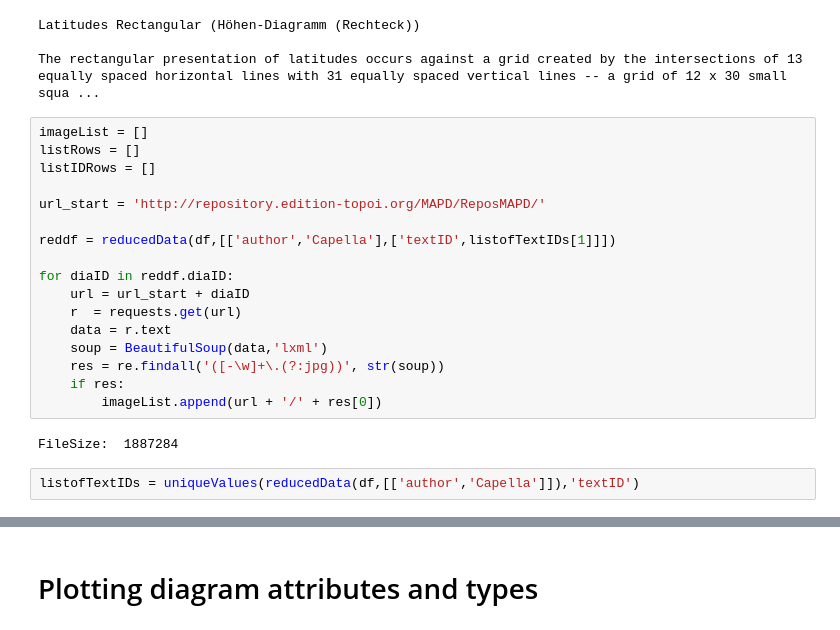
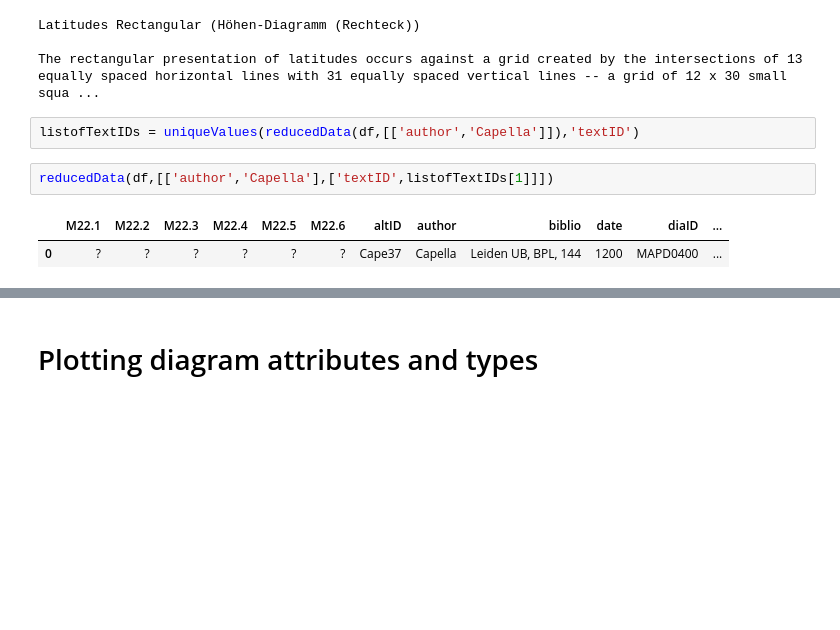
Before and after one commit to computational-humanities/topoi, a Jupyter notebook: projects/medievaldiagrams/testing/Capella_manuscript_analysis.ipynb, the cells around one changed output, grey strips where cells are left out. Saved outputs shown, nothing was run; the diff lists cells and outputs as text; blank space fills up the shorter version.

```diff
--- a/projects/medievaldiagrams/testing/Capella_manuscript_analysis.ipynb
+++ b/projects/medievaldiagrams/testing/Capella_manuscript_analysis.ipynb
@@ -139,25 +133,11 @@ diaTypeDescr(df,1)
 Latitudes Rectangular (Höhen-Diagramm (Rechteck))
 
 The rectangular presentation of latitudes occurs against a grid created by the intersections of 13 equally spaced horizontal lines with 31 equally spaced vertical lines -- a grid of 12 x 30 small squa ...
-# %%
-imageList = []
-listRows = []
-listIDRows = []
-
-url_start = 'http://repository.edition-topoi.org/MAPD/ReposMAPD/'
-
-reddf = reducedData(df,[['author','Capella'],['textID',listofTextIDs[1]]])
-
-for diaID in reddf.diaID:
-    url = url_start + diaID
-    r  = requests.get(url)
-    data = r.text
-    soup = BeautifulSoup(data,'lxml')
-    res = re.findall('([-\w]+\.(?:jpg))', str(soup))
-    if res:
-        imageList.append(url + '/' + res[0])
-# %% [output]
-FileSize:  1887284
 # %%
 listofTextIDs = uniqueValues(reducedData(df,[['author','Capella']]),'textID')
+# %%
+reducedData(df,[['author','Capella'],['textID',listofTextIDs[1]]])
+# %% [output]
+|  | M22.1 | M22.2 | M22.3 | M22.4 | M22.5 | M22.6 | altID | author | biblio | date | diaID | ... |
+| 0 | ? | ? | ? | ? | ? | ? | Cape37 | Capella | Leiden UB, BPL, 144 | 1200 | MAPD0400 | ... |
 # %%
```
Also changed, not shown: parts of 8 cells of this notebook.
